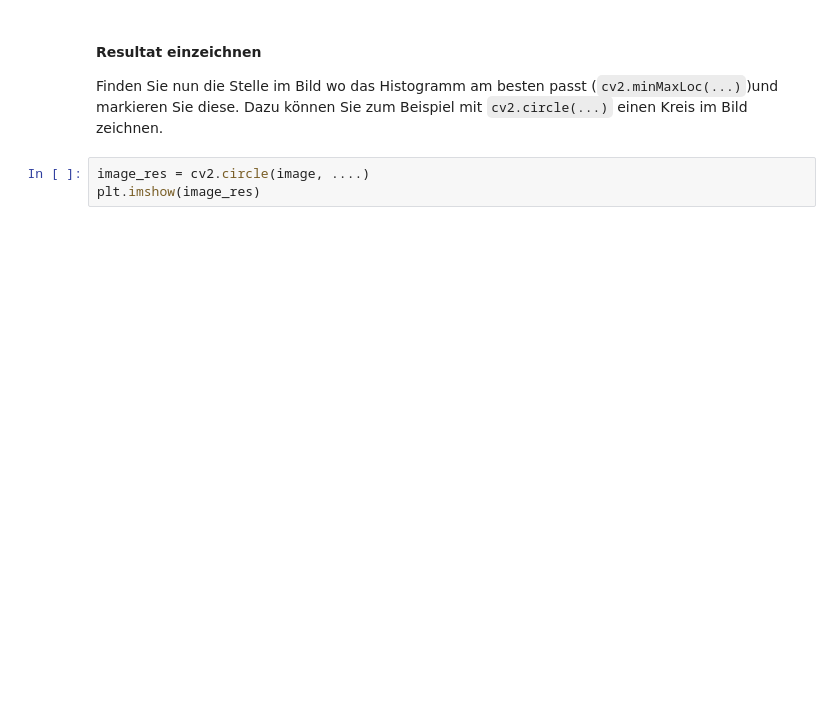
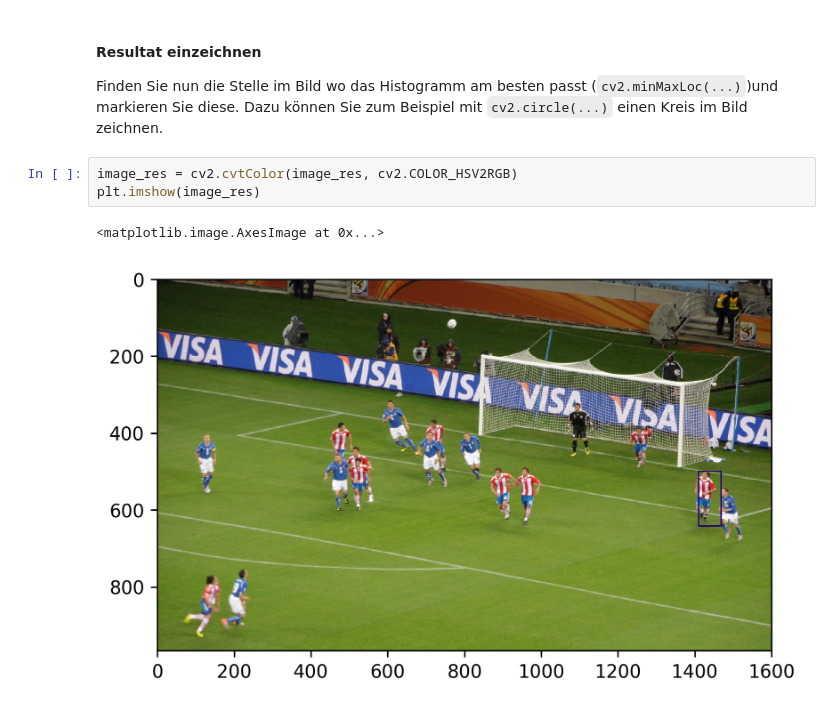
Before and after one commit to fabmeyer/IPCV, a Jupyter notebook: SW03/uebung03/opencv_uebung3_1.ipynb, the cells around one changed output. Saved outputs shown, nothing was run; the diff lists cells and outputs as text; blank space fills up the shorter version.

```diff
--- a/SW03/uebung03/opencv_uebung3_1.ipynb
+++ b/SW03/uebung03/opencv_uebung3_1.ipynb
@@ -89,5 +158,8 @@ result = np.ones(.... # oder ähnlich
 
 Finden Sie nun die Stelle im Bild wo das Histogramm am besten passt (`cv2.minMaxLoc(...)`)und markieren Sie diese. Dazu können Sie zum Beispiel mit `cv2.circle(...)` einen Kreis im Bild zeichnen.
 # %%
-image_res = cv2.circle(image, ....)
+image_res = cv2.cvtColor(image_res, cv2.COLOR_HSV2RGB)
 plt.imshow(image_res)
+# %% [output]
+<matplotlib.image.AxesImage at 0x...>
+[figure, added]
```
Also changed, not shown: parts of 9 cells of this notebook, 13 other files.
